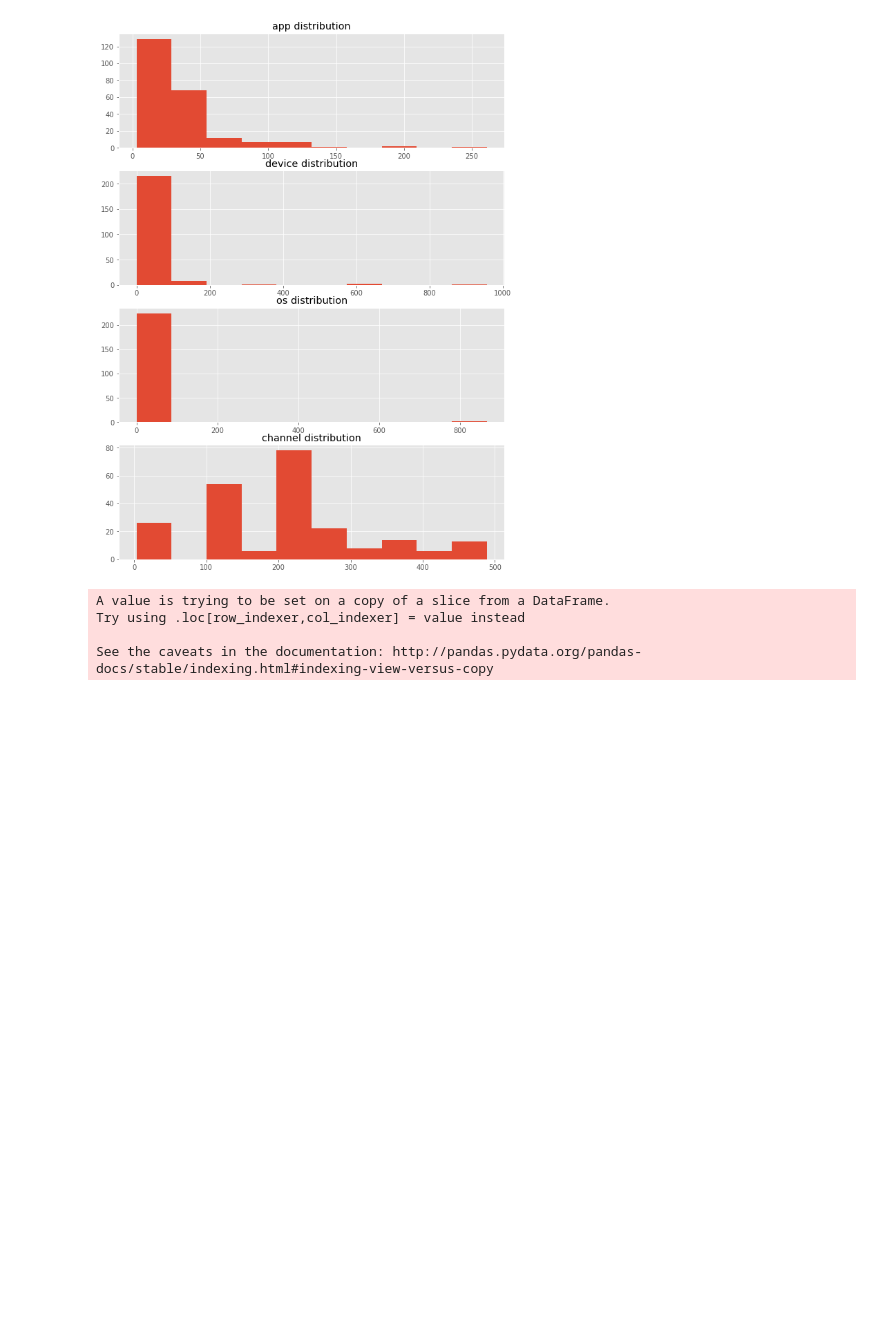
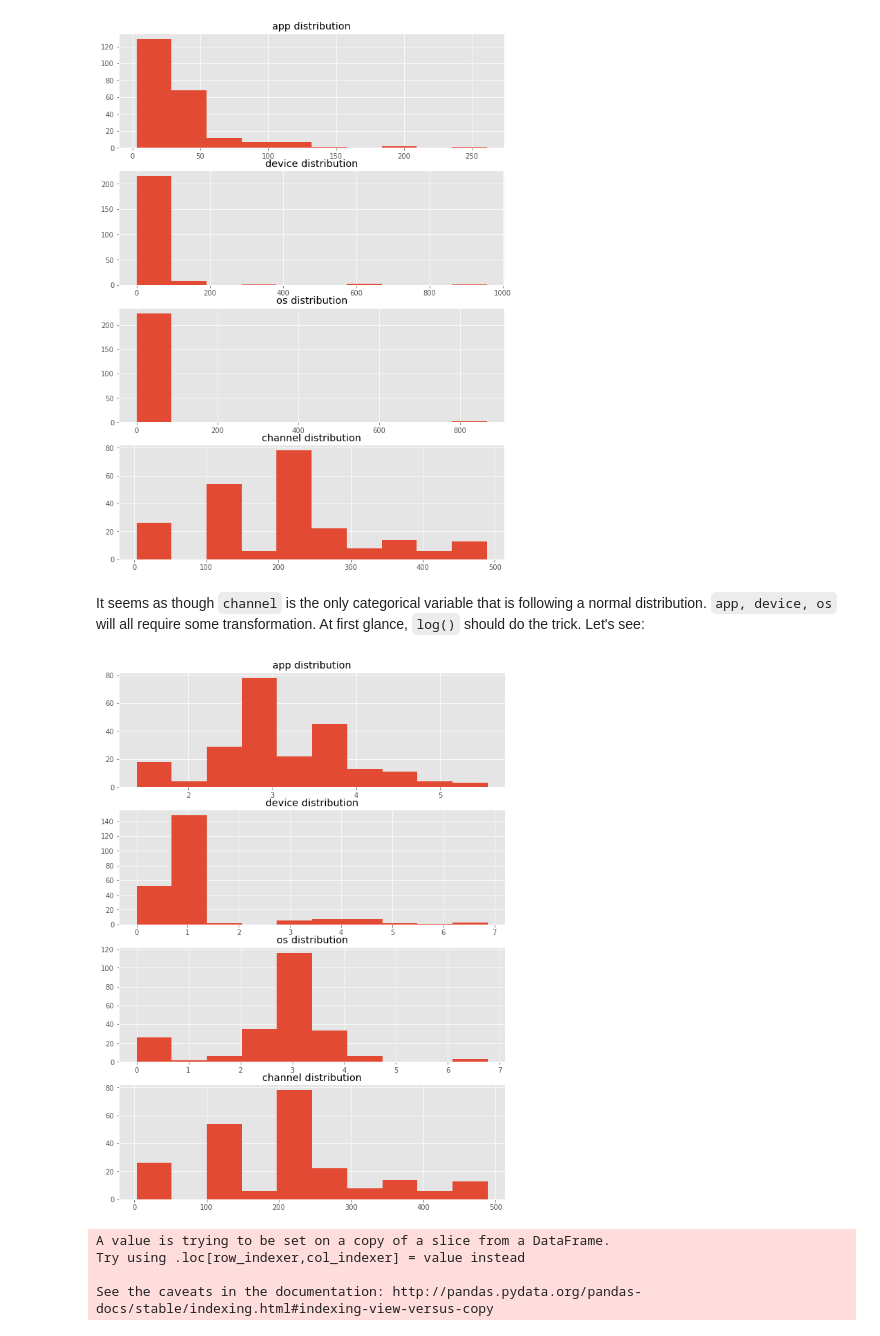
Before and after one commit to madhavthaker/AdTrackingFraudDetection, a Jupyter notebook: EDA.ipynb, the cells around one changed output. Drawn from its saved outputs; the diff is of its cells as text; code cells hidden in the pictures; blank space fills up the shorter version.

```diff
--- a/EDA.ipynb
+++ b/EDA.ipynb
@@ -91,4 +85,21 @@ for ix, i in enumerate(["app","device","os","channel"]):
 plt.show()
 # %% [output]
 [figure]
+# %% [markdown]
+It seems as though `channel` is the only categorical variable that is following a normal distribution. `app, device, os` will all require some transformation. At first glance, `log()` should do the trick. Let's see:
+# %%
+n = 4
+a = plt.subplots(4, 1,figsize=(10,14))[1].ravel()
+
+for ix, i in enumerate(["app","device","os"]):
+
+    a[ix].hist(train_sample_target[i].apply(lambda x: np.log(x+1)))
+    a[ix].set_title("{} distribution".format(i))
+
+a[3].hist(train_sample_target["channel"])
+a[3].set_title("{} distribution".format("channel"))
+
+plt.show()
+# %% [output]
+[figure, added]
 # %%
```
Also changed, not shown: parts of 10 cells of this notebook.
